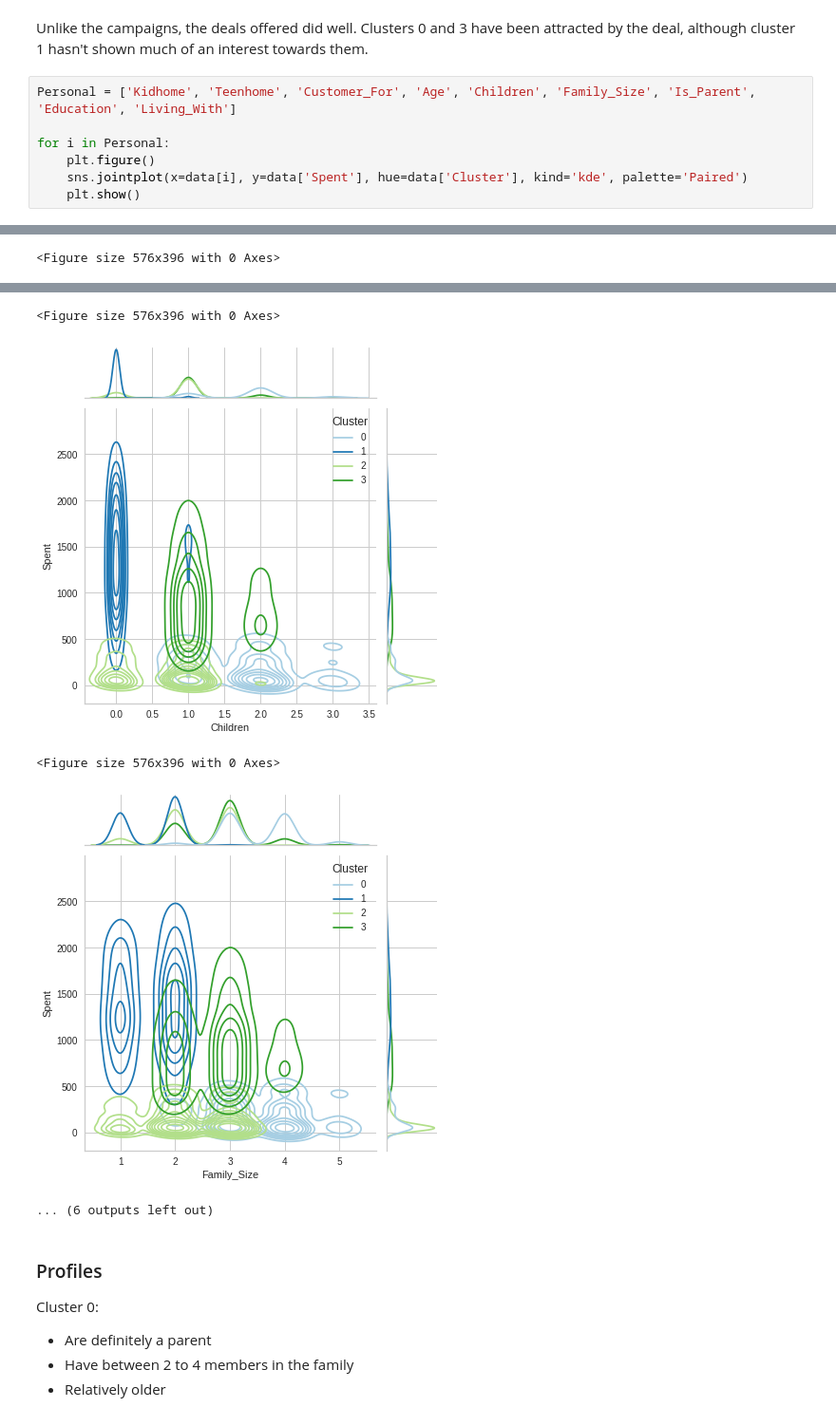
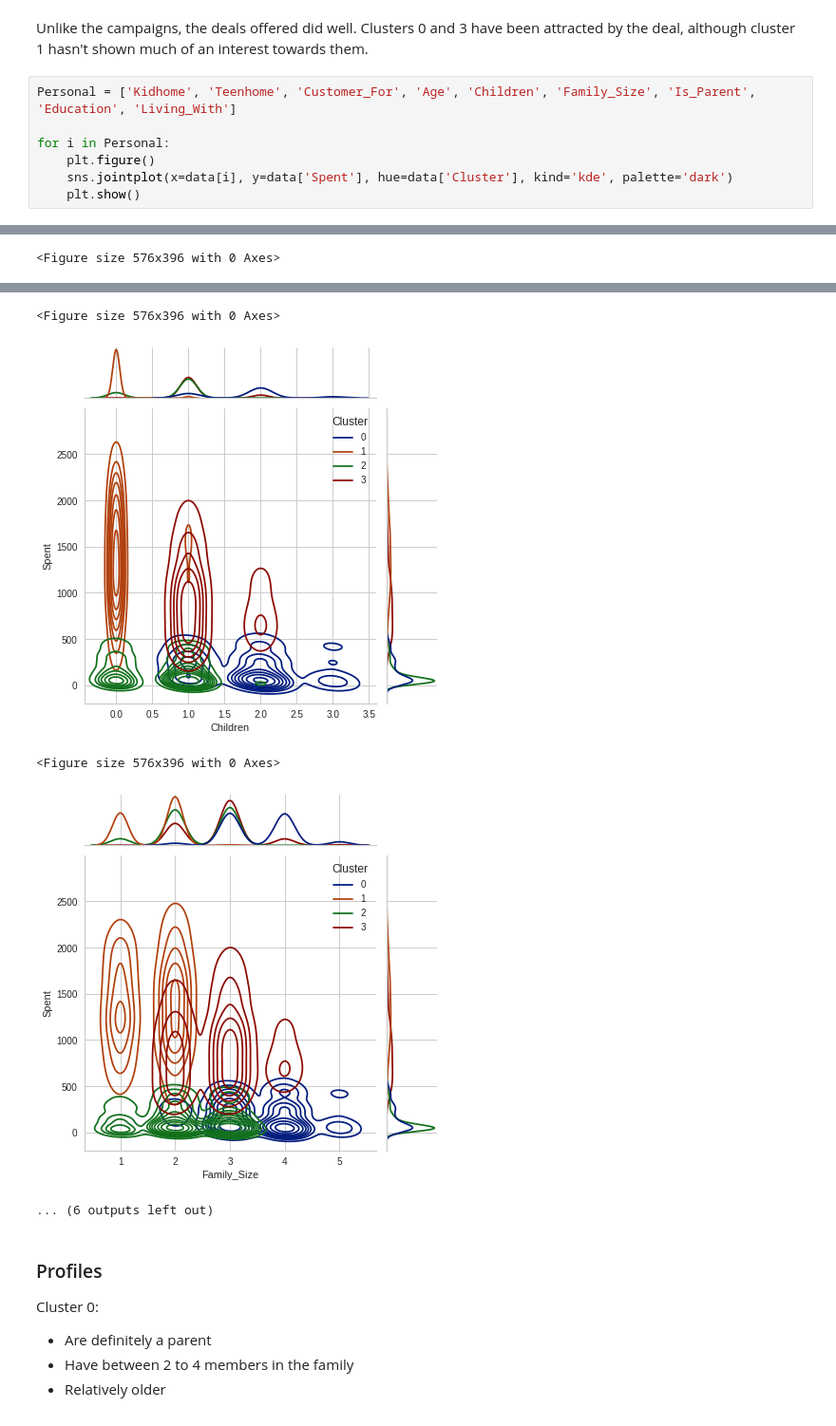
Before and after one commit to Meraj99/Customer-Profiling, a Jupyter notebook: main.ipynb, the cells around one changed output, grey strips where cells are left out. Shown at 95% size. Cells and saved outputs as stored; diff of their text form.

```diff
--- a/main.ipynb
+++ b/main.ipynb
@@ -373,7 +368,7 @@ Personal = ['Kidhome', 'Teenhome', 'Customer_For', 'Age', 'Children', 'Family_Si
 
 for i in Personal:
     plt.figure()
-    sns.jointplot(x=data[i], y=data['Spent'], hue=data['Cluster'], kind='kde', palette='Paired')
+    sns.jointplot(x=data[i], y=data['Spent'], hue=data['Cluster'], kind='kde', palette='dark')
     plt.show()
 # %% [output]
 <Figure size 576x396 with 0 Axes>
@@ -387,7 +382,7 @@ for i in Personal:
 <Figure size 576x396 with 0 Axes>
-[figure, old version]
+[figure, new version]
 <Figure size 576x396 with 0 Axes>
-[figure, old version]
+[figure, new version]
 ... (6 outputs left out)
 # %% [markdown]
 ### Profiles
```
Also changed, not shown: parts of 11 cells of this notebook.
